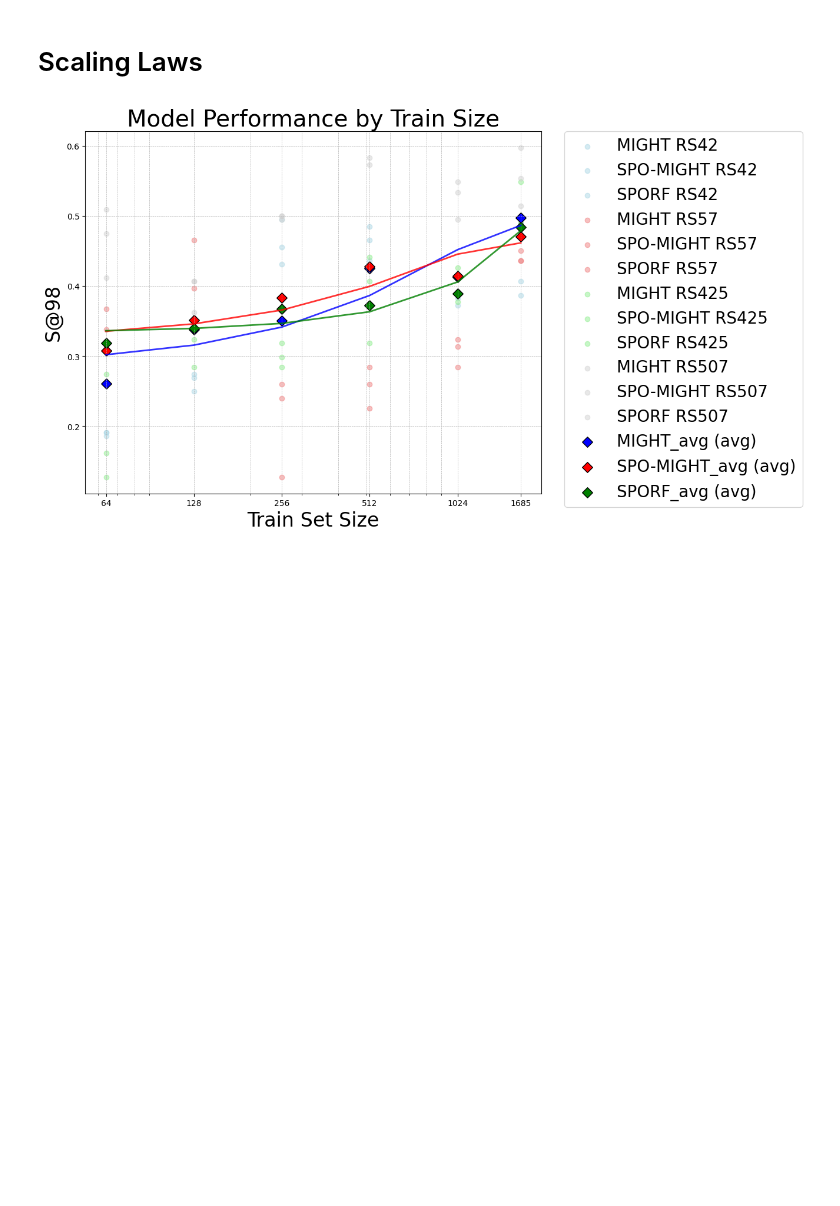
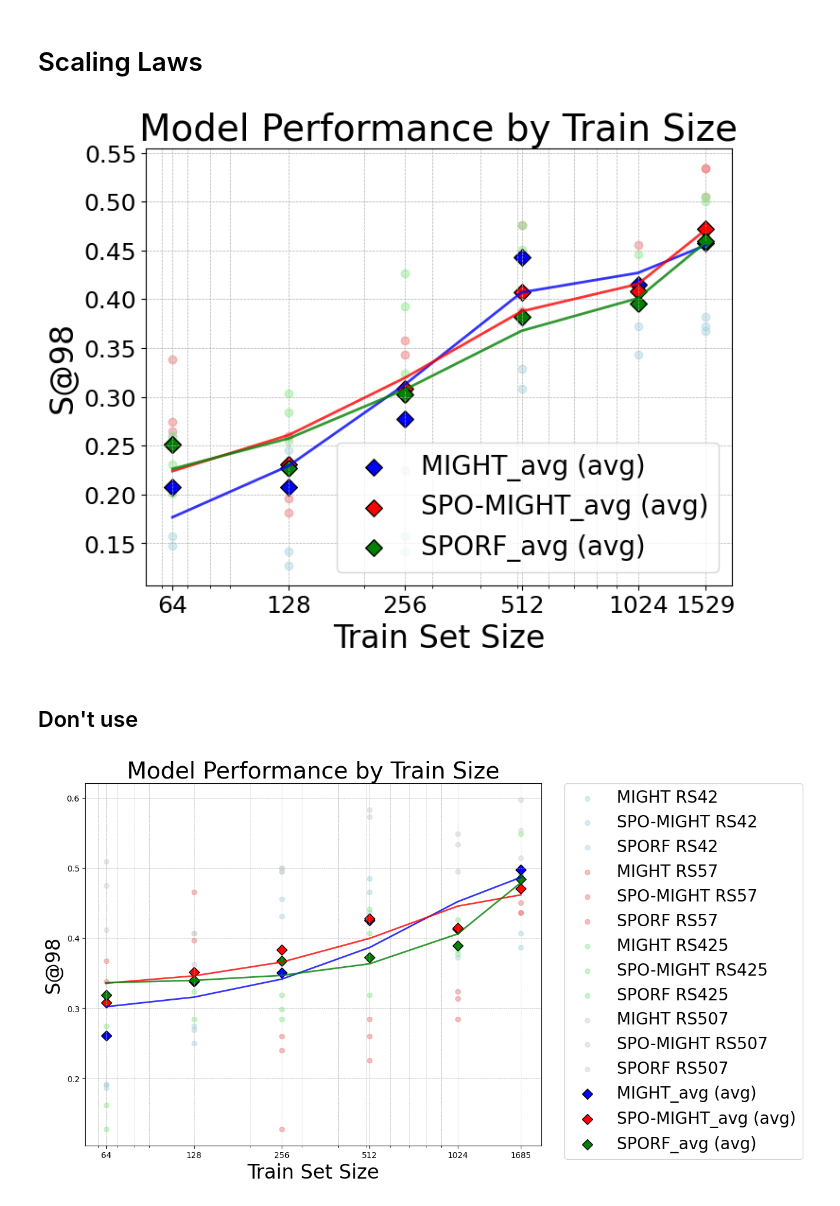
Before and after one commit to NeuroDataDesign/Cancer, a Jupyter notebook: BDD_cancer/PlotCode/plot.ipynb, the cells around one changed output. Cells and saved outputs as stored; diff of their text form; code cells hidden in the pictures; blank space fills up the shorter version.

```diff
--- a/BDD_cancer/PlotCode/plot.ipynb
+++ b/BDD_cancer/PlotCode/plot.ipynb
@@ -151,6 +151,78 @@ plt.show()
 [figure]
 # %% [markdown]
 # Scaling Laws
+# %%
+# Load the data
+data = {
+    "Train Size": [64, 128, 256, 512, 1024, 1529],
+
+    # Random State 425
+    "MIGHT_425": [0.1471, 0.1422, 0.1422, 0.3775, 0.3431, 0.3725],
+    "SPO-MIGHT_425": [0.1569, 0.1275, 0.1569, 0.3284, 0.4069, 0.3824],
+    "SPORF_425": [0.2598, 0.2451, 0.2255, 0.3088, 0.3725, 0.3676],
+
+    # Random State 42
+    "MIGHT_42": [0.2010, 0.2843, 0.3922, 0.4755, 0.4461, 0.4657],
+    "SPO-MIGHT_42": [0.2598, 0.3039, 0.4265, 0.4461, 0.4069, 0.5000],
+    "SPORF_42": [0.2304, 0.2549, 0.3235, 0.4510, 0.4069, 0.5049],
+
+
+    # Random State 507
+    "MIGHT_507": [0.2745, 0.1961, 0.2990, 0.4755, 0.4559, 0.5343],
+    "SPO-MIGHT_507": [0.3382, 0.2598, 0.3431, 0.4461, 0.4118, 0.5343],
+    "SPORF_507": [0.2647, 0.1814, 0.3578, 0.3873, 0.4069, 0.5049],
+}
+
+df = pd.DataFrame(data)
+
+# Calculate average values for each model
+df["MIGHT_avg"] = df[["MIGHT_425", "MIGHT_507", "MIGHT_42"]].mean(axis=1)
+df["SPO-MIGHT_avg"] = df[["SPO-MIGHT_425", "SPO-MIGHT_507", "SPO-MIGHT_42"]].mean(axis=1)
+df["SPORF_avg"] = df[["SPORF_425", "SPORF_507", "SPORF_42"]].mean(axis=1)
+
+# Set colors for each model
+random_colors = ["lightblue", "lightcoral", "lightgreen"]  # Original colors
+avg_colors = {"MIGHT_avg": "blue", "SPO-MIGHT_avg": "red", "SPORF_avg": "green"}  # Average colors
+
+# Plot the results
+plt.figure(figsize=(8, 6))
+
+# Draw scatter plots for each random state
+random_state_keys = ["425", "507", "42"]
+plotted_labels = set()
+
+for idx, random_state in enumerate(random_state_keys):
+    for model in ["MIGHT", "SPO-MIGHT", "SPORF"]:
+        col_name = f"{model}_{random_state}"
+        label = f"{model} RS{random_state}" if col_name not in plotted_labels else None
+        plt.scatter(df["Train Size"], df[col_name], color=random_colors[idx], alpha=0.5, marker="o")
+        plotted_labels.add(col_name)
+
+for model in ["MIGHT_avg", "SPO-MIGHT_avg", "SPORF_avg"]:
+    plt.scatter(df["Train Size"], df[model], label=f"{model} (avg)", color=avg_colors[model], alpha=1.0, marker="D", edgecolors="black", s=80)  # 菱形点
+
+    # Fit a polynomial to the average values
+    z = np.polyfit(df["Train Size"], df[model], 3)
+    p = np.poly1d(z)
+    plt.plot(df["Train Size"], p(df["Train Size"]), color=avg_colors[model], alpha=0.8, linewidth=2)
+
+
+# Set plot properties
+plt.xscale("log")
+plt.xticks(df["Train Size"], labels=df["Train Size"], fontsize=18)
+plt.yticks(fontsize=18)
+plt.xlabel("Train Set Size", fontsize=24)
+plt.ylabel("S@98", fontsize=24)
+plt.title("Model Performance by Train Size", fontsize=28)
+plt.legend(loc="lower right", fontsize=20)
+# plt.legend(loc="lower left", bbox_to_anchor=(1.05, 1), borderaxespad=0., fontsize=20)
+plt.grid(True, which="both", linestyle="--", linewidth=0.5)
+
+plt.show()
+# %% [output]
+[figure, added]
+# %% [markdown]
+## Don't use
 # %%
 # Load the data
 data = {
```
Also changed, not shown: parts of 2 cells of this notebook, 5 other files.
